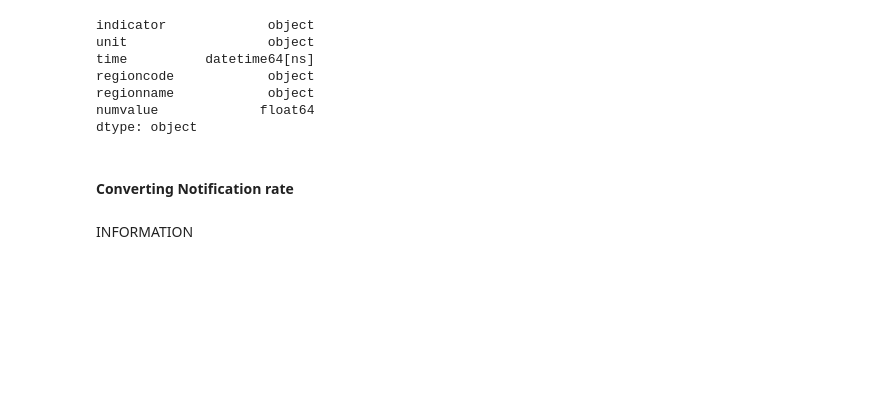
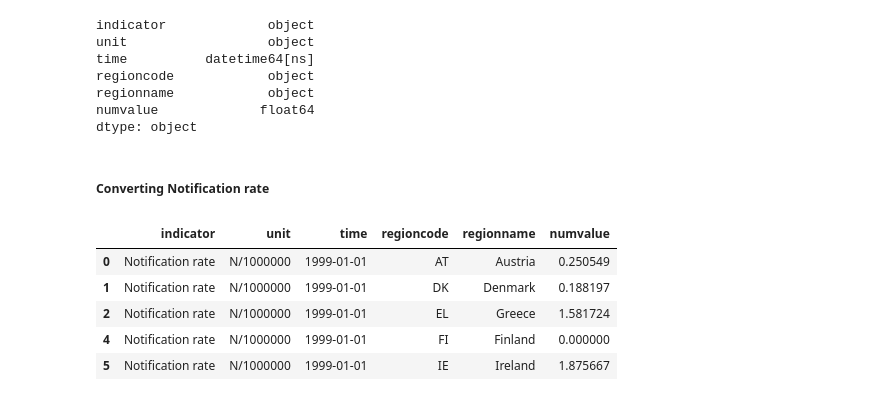
Before and after one commit to Preeya0225/capstone_project, a Jupyter notebook: code/1_data_cleaning.ipynb, the cells around one changed output. Drawn from its saved outputs; the diff is of its cells as text; code cells hidden in the pictures; blank space fills up the shorter version.

```diff
--- a/code/1_data_cleaning.ipynb
+++ b/code/1_data_cleaning.ipynb
@@ -210,6 +249,13 @@ regionname            object
 numvalue             float64
 dtype: object
 # %% [markdown]
-#### Converting Notification rate
+##### Converting Notification rate
-# %% [markdown]
-INFORMATION
+# %%
+measles.loc[measles['indicator'] == 'Notification rate '].head()
+# %% [output]
+|  | indicator | unit | time | regioncode | regionname | numvalue |
+| 0 | Notification rate | N/1000000 | 1999-01-01 | AT | Austria | 0.250549 |
+| 1 | Notification rate | N/1000000 | 1999-01-01 | DK | Denmark | 0.188197 |
+| 2 | Notification rate | N/1000000 | 1999-01-01 | EL | Greece | 1.581724 |
+| 4 | Notification rate | N/1000000 | 1999-01-01 | FI | Finland | 0.000000 |
+| 5 | Notification rate | N/1000000 | 1999-01-01 | IE | Ireland | 1.875667 |
```
Also changed, not shown: parts of 45 cells of this notebook, 1 other file.
